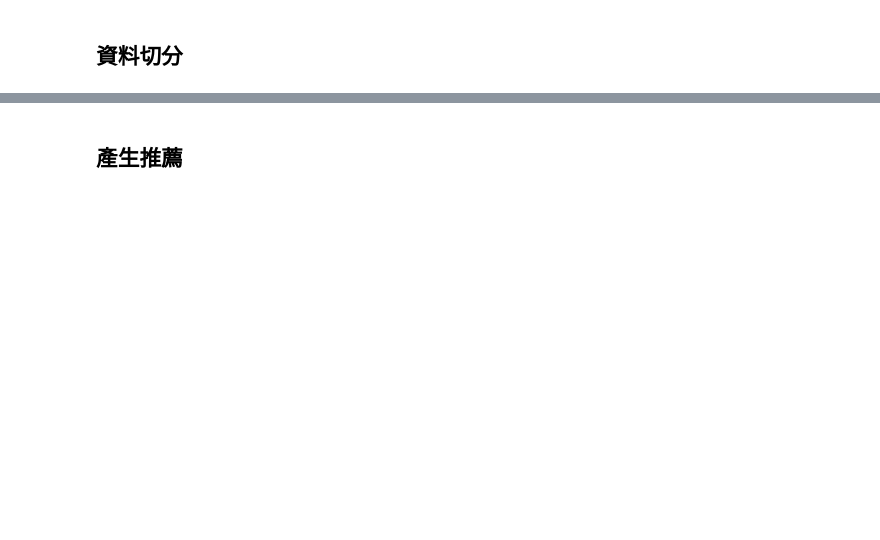
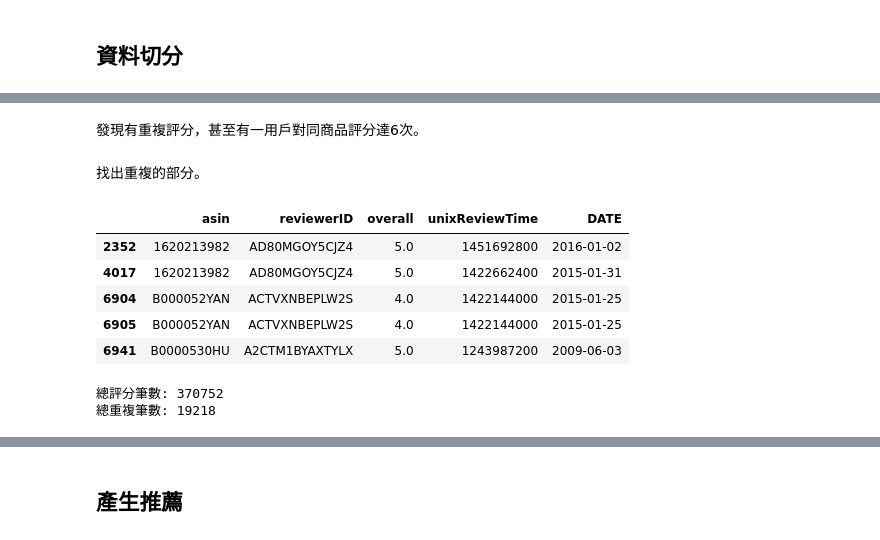
Before and after one commit to yeha98555/data-course-sample, a Jupyter notebook: S5/A6_cf-used-based.ipynb, the cells around one changed output, grey strips where cells are left out. Cells and saved outputs as stored; diff of their text form; code cells hidden in the pictures; blank space fills up the shorter version.

```diff
--- a/S5/A6_cf-used-based.ipynb
+++ b/S5/A6_cf-used-based.ipynb
@@ -63,0 +171,20 @@ users = list(ratings_testings_by_user.keys())
+# %% [markdown]
+發現有重複評分，甚至有一用戶對同商品評分達6次。
+# %% [markdown]
+找出重複的部分。
+# %%
+duplicate = ratings_trainings_tmp[ratings_trainings_tmp.duplicated(subset=['reviewerID', 'asin'], keep=False)]
+duplicate.head()
+# %% [output]
+|  | asin | reviewerID | overall | unixReviewTime | DATE |
+| 2352 | 1620213982 | AD80MGOY5CJZ4 | 5.0 | 1451692800 | 2016-01-02 |
+| 4017 | 1620213982 | AD80MGOY5CJZ4 | 5.0 | 1422662400 | 2015-01-31 |
+| 6904 | B000052YAN | ACTVXNBEPLW2S | 4.0 | 1422144000 | 2015-01-25 |
+| 6905 | B000052YAN | ACTVXNBEPLW2S | 4.0 | 1422144000 | 2015-01-25 |
+| 6941 | B0000530HU | A2CTM1BYAXTYLX | 5.0 | 1243987200 | 2009-06-03 |
+# %%
+print('總評分筆數: {0}'.format(len(ratings_trainings_tmp)))
+print('總重複筆數: {0}'.format(len(duplicate)))
+# %% [output]
+總評分筆數: 370752
+總重複筆數: 19218
```
Also changed, not shown: parts of 90 cells of this notebook.
